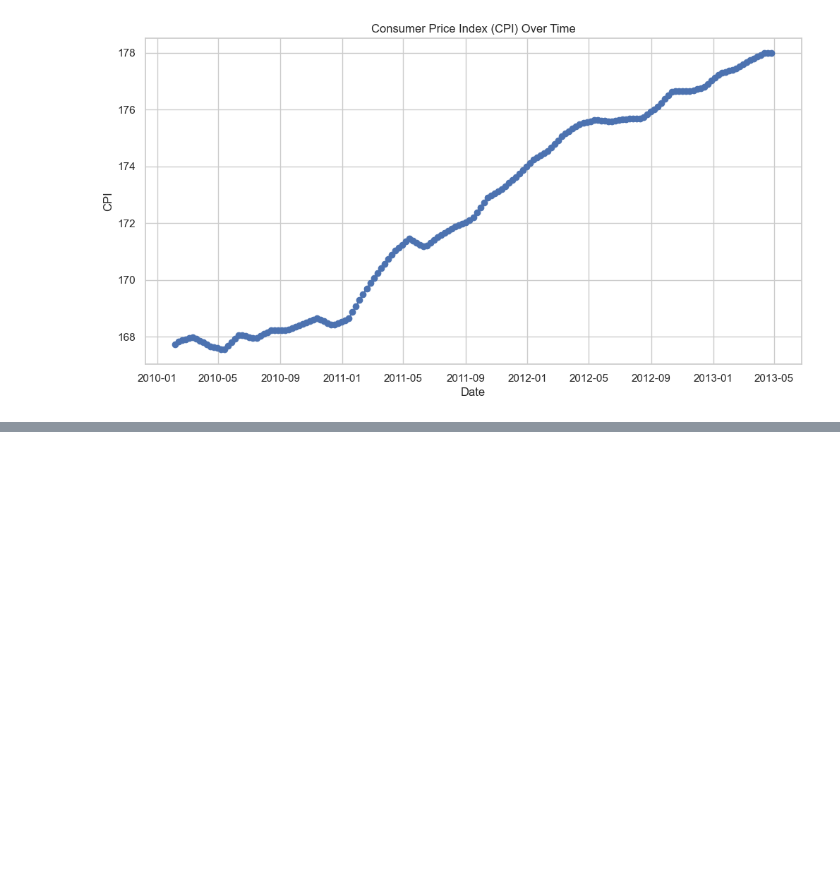
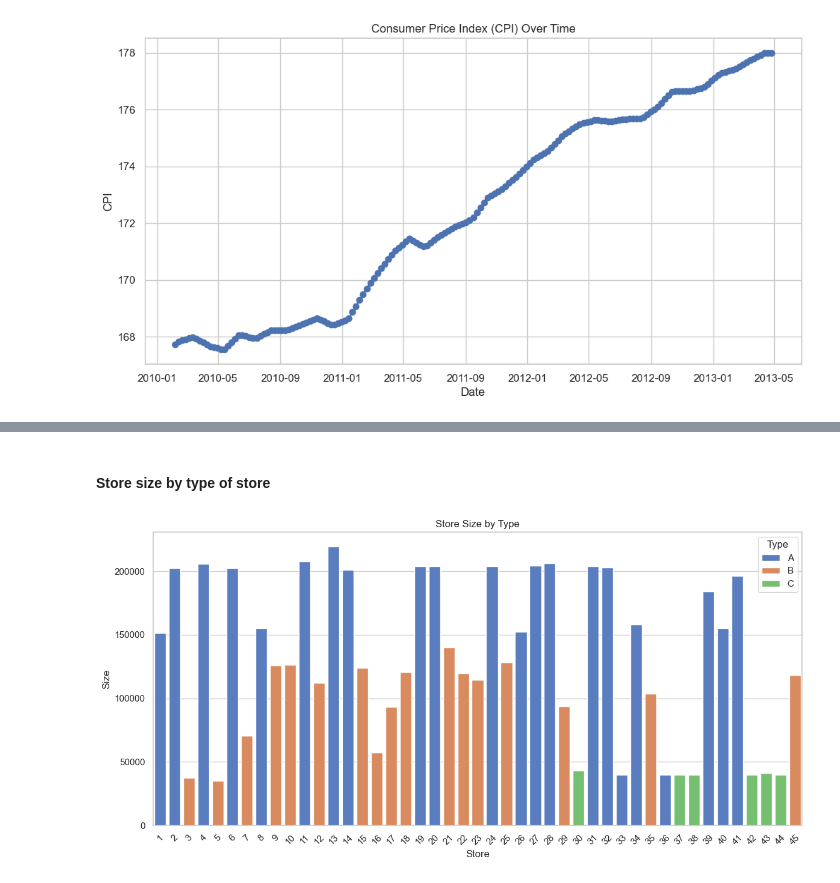
Before and after one commit to mdpw/msc-pds-group, a Jupyter notebook: analysis.ipynb, the cells around one changed output, grey strips where cells are left out. Saved outputs shown, nothing was run; the diff lists cells and outputs as text; code cells hidden in the pictures; blank space fills up the shorter version.

```diff
--- a/analysis.ipynb
+++ b/analysis.ipynb
@@ -390,0 +432,21 @@ plt.show()
+# %% [markdown]
+#### Store size by type of store
+# %%
+# Plotting the data
+plt.figure(figsize=(12, 6))
+
+# Bar plot of the sizes of the type and stores
+sns.barplot(x="store", y="size", hue="type", data=df_store, palette="muted")
+
+# Adding relevant titles and labels
+plt.title("Store Size by Type")
+plt.xlabel("Store")
+plt.ylabel("Size")
+plt.xticks(rotation=45)
+plt.legend(title="Type")
+
+# Show plot
+plt.tight_layout()
+plt.show()
+# %% [output]
+[figure, added]
```
Also changed, not shown: parts of 10 cells of this notebook.
